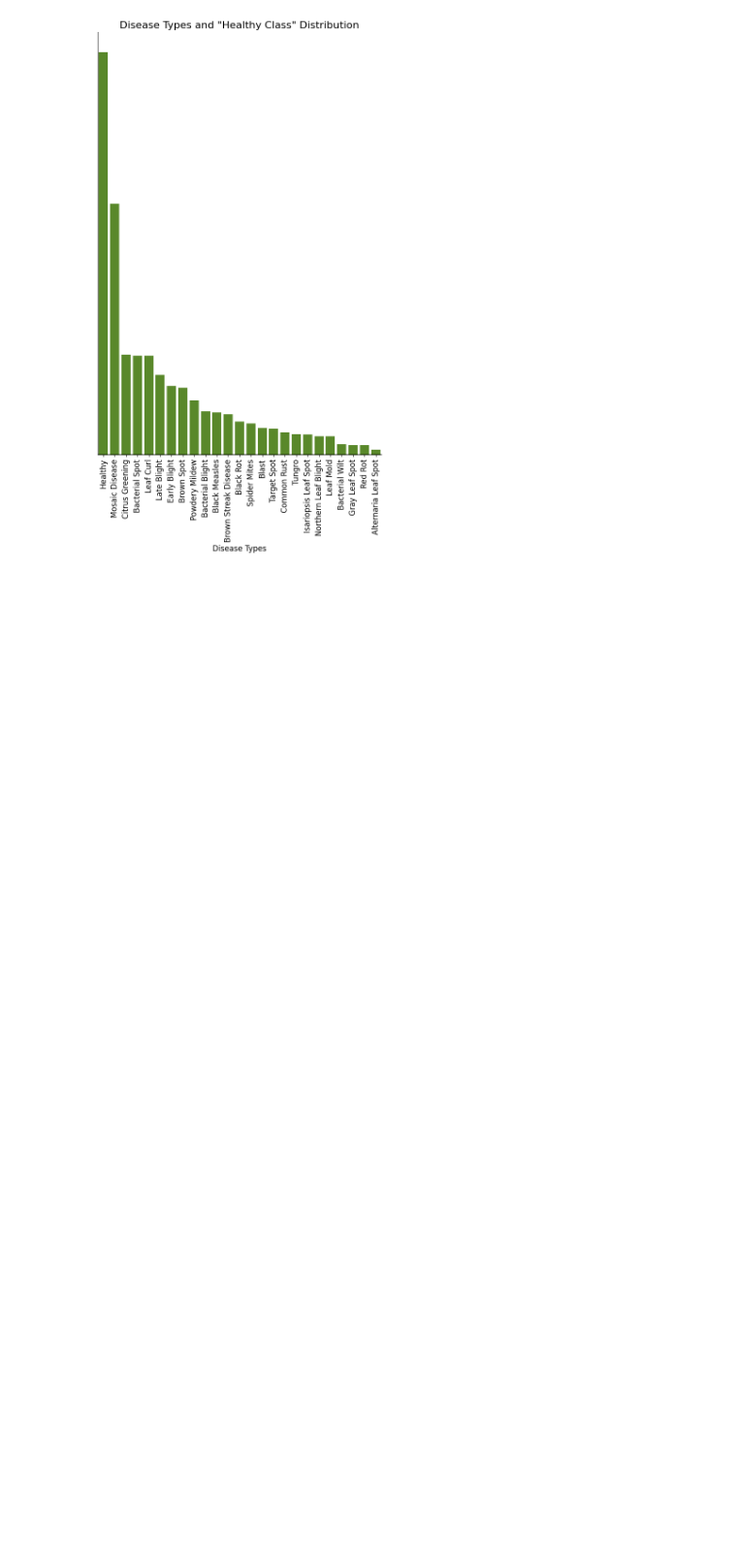
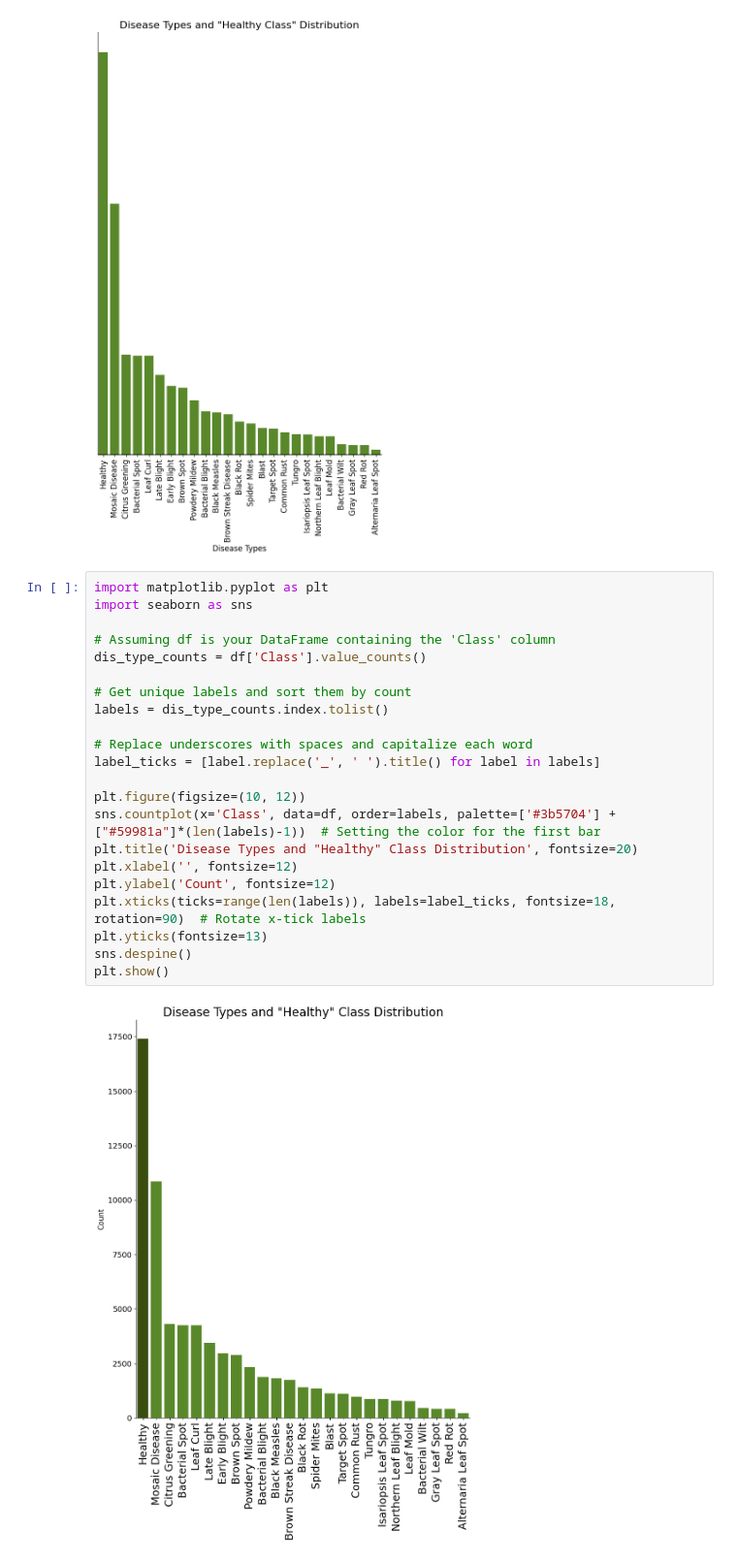
Before and after one commit to forster-j/AgronomiCare, a Jupyter notebook: notebooks/Disease_specific_filter.ipynb, the cells around one changed output. Shown at 97% size. Drawn from its saved outputs; the diff is of its cells as text; blank space fills up the shorter version.

```diff
--- a/notebooks/Disease_specific_filter.ipynb
+++ b/notebooks/Disease_specific_filter.ipynb
@@ -973,3 +973,27 @@ sns.despine()
 plt.show()
 # %% [output]
 [figure]
+# %%
+import matplotlib.pyplot as plt
+import seaborn as sns
+
+# Assuming df is your DataFrame containing the 'Class' column
+dis_type_counts = df['Class'].value_counts()
+
+# Get unique labels and sort them by count
+labels = dis_type_counts.index.tolist()
+
+# Replace underscores with spaces and capitalize each word
+label_ticks = [label.replace('_', ' ').title() for label in labels]
+
+plt.figure(figsize=(10, 12))
+sns.countplot(x='Class', data=df, order=labels, palette=['#3b5704'] + ["#59981a"]*(len(labels)-1))  # Setting the color for the first bar
+plt.title('Disease Types and "Healthy" Class Distribution', fontsize=20)
+plt.xlabel('', fontsize=12)
+plt.ylabel('Count', fontsize=12)
+plt.xticks(ticks=range(len(labels)), labels=label_ticks, fontsize=18, rotation=90)  # Rotate x-tick labels
+plt.yticks(fontsize=13)
+sns.despine()
+plt.show()
+# %% [output]
+[figure, added]
```
Also changed, not shown: parts of 2 cells of this notebook.
